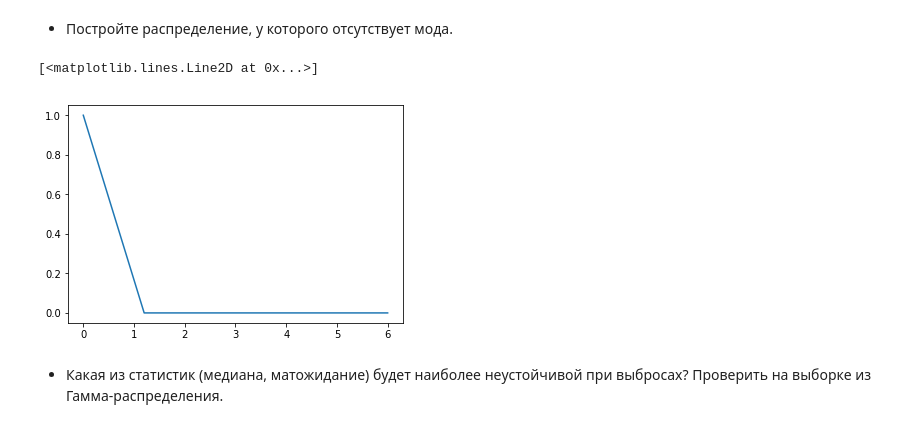
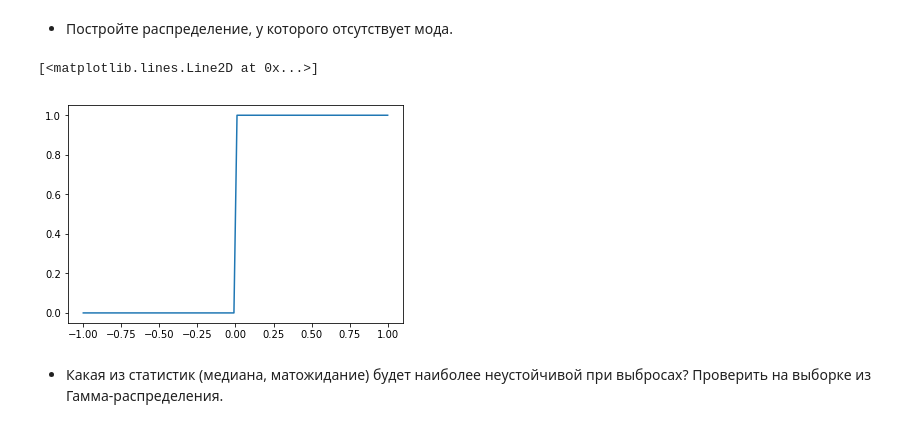
Before and after one commit to olgamonahova/python, a Jupyter notebook: hw2.ipynb, the cells around one changed output. Cells and saved outputs as stored; diff of their text form; code cells hidden in the pictures.

```diff
--- a/hw2.ipynb
+++ b/hw2.ipynb
@@ -46,15 +47,14 @@ from statsmodels.distributions.empirical_distribution import ECDF
 # %%
 #равномерное распределение
 
-sample = [1,2,3,4,5,6]
+x = np.linspace(-1, 1, 100)
+pdf = stats.uniform.pdf(x)
 
-x = np.linspace(0,6, 6)
-pdf = stats.uniform.pdf(sample)
-
+# UPDATE: новый рисунок )
 plt.plot(x, pdf, label ='равномерное распределение')
 # %% [output]
 [<matplotlib.lines.Line2D at 0x...>]
-[figure, old version]
+[figure, new version]
 # %% [markdown]
 - Какая из статистик (медиана, матожидание) будет наиболее неустойчивой при выбросах? Проверить на выборке из Гамма-распределения.
 # %%
```
Also changed, not shown: parts of 13 cells of this notebook.
